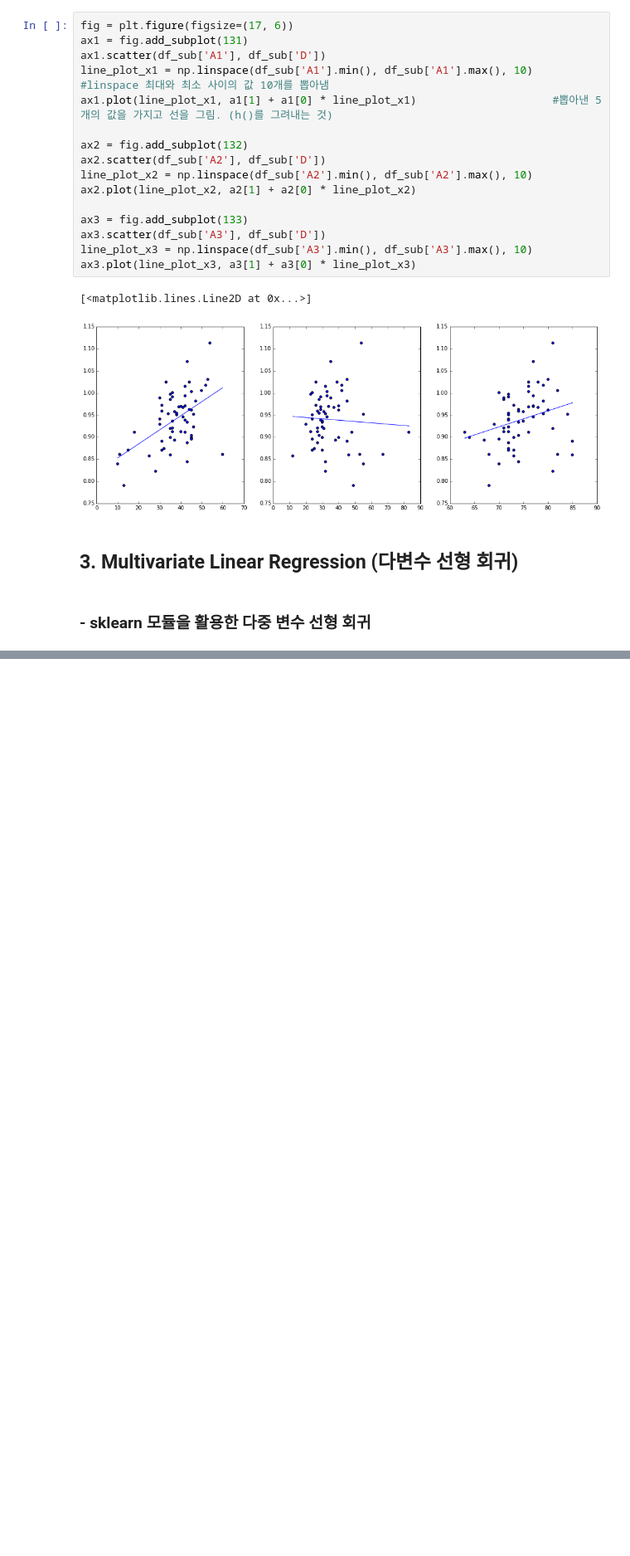
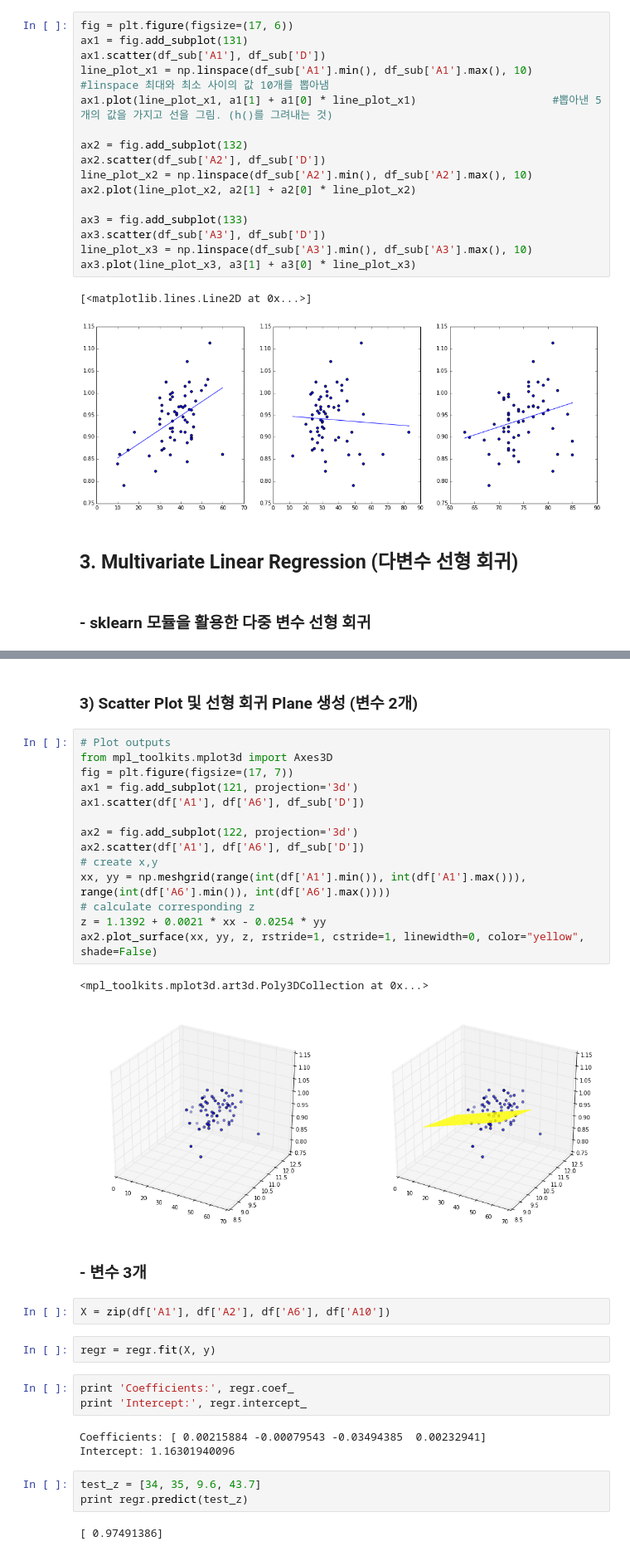
Before and after one commit to glenn89/Data_science, a Jupyter notebook: Linear_Regression.ipynb, the cells around one changed output, grey strips where cells are left out. Shown at 83% size. Cells and saved outputs as stored; diff of their text form; blank space fills up the shorter version.

```diff
--- a/Linear_Regression.ipynb
+++ b/Linear_Regression.ipynb
@@ -317,0 +355,36 @@ ax3.plot(line_plot_x3, a3[1] + a3[0] * line_plot_x3)
+# %% [markdown]
+### 3) Scatter Plot 및 선형 회귀 Plane 생성 (변수 2개)
+# %%
+# Plot outputs
+from mpl_toolkits.mplot3d import Axes3D
+fig = plt.figure(figsize=(17, 7))
+ax1 = fig.add_subplot(121, projection='3d')
+ax1.scatter(df['A1'], df['A6'], df_sub['D'])
+
+ax2 = fig.add_subplot(122, projection='3d')
+ax2.scatter(df['A1'], df['A6'], df_sub['D'])
+# create x,y
+xx, yy = np.meshgrid(range(int(df['A1'].min()), int(df['A1'].max())), range(int(df['A6'].min()), int(df['A6'].max())))
+# calculate corresponding z
+z = 1.1392 + 0.0021 * xx - 0.0254 * yy
+ax2.plot_surface(xx, yy, z, rstride=1, cstride=1, linewidth=0, color="yellow", shade=False)
+# %% [output]
+<mpl_toolkits.mplot3d.art3d.Poly3DCollection at 0x...>
+[figure, added]
+# %% [markdown]
+### - 변수 3개
+# %%
+X = zip(df['A1'], df['A2'], df['A6'], df['A10'])
+# %%
+regr = regr.fit(X, y)
+# %%
+print 'Coefficients:', regr.coef_
+print 'Intercept:', regr.intercept_
+# %% [output]
+Coefficients: [ 0.00215884 -0.00079543 -0.03494385  0.00232941]
+Intercept: 1.16301940096
+# %%
+test_z = [34, 35, 9.6, 43.7]
+print regr.predict(test_z)
+# %% [output]
+[ 0.97491386]
```
Also changed, not shown: parts of 7 cells of this notebook, 3 other files.
